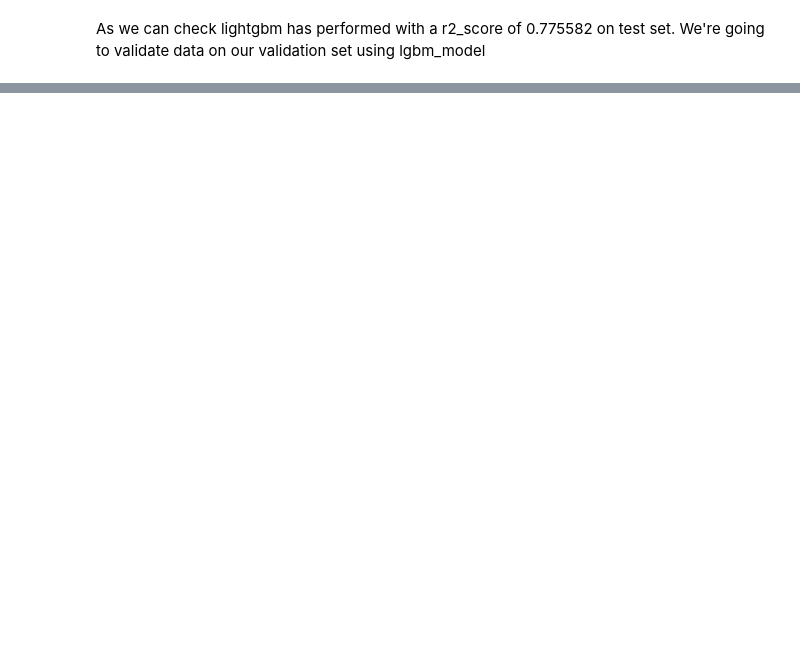
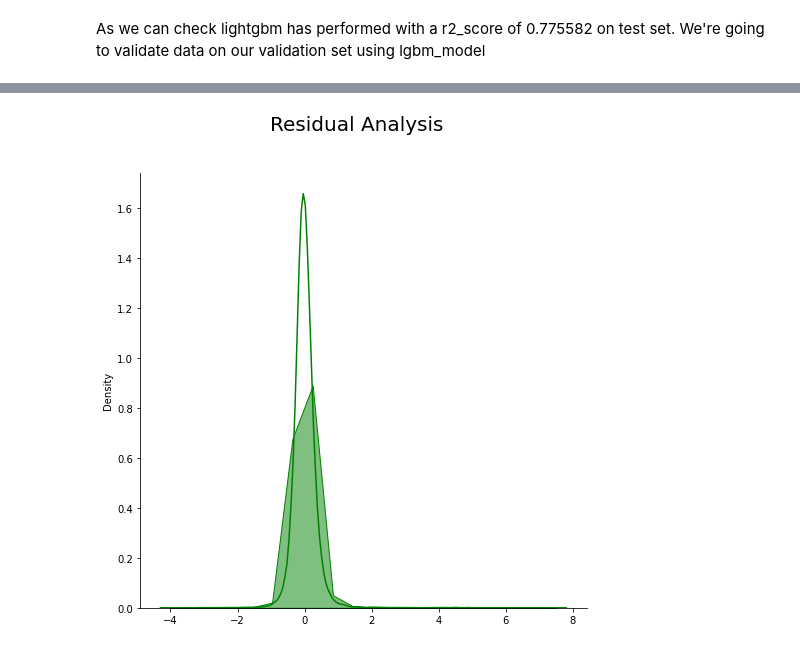
Before and after one commit to Shivraj285/NYC-Taxi-Trip-Time-Prediction, a Jupyter notebook: NYC_Taxi_Trip_Time_Prediction_Capstone_Project.ipynb, the cells around one changed output, grey strips where cells are left out. Saved outputs shown, nothing was run; the diff lists cells and outputs as text; code cells hidden in the pictures; blank space fills up the shorter version.

```diff
--- a/NYC_Taxi_Trip_Time_Prediction_Capstone_Project.ipynb
+++ b/NYC_Taxi_Trip_Time_Prediction_Capstone_Project.ipynb
@@ -684,0 +737,8 @@ As we can check lightgbm has performed with a r2_score of 0.775582 on test set.
+# %%
+# Residual Analysis
+fig = plt.figure(figsize=(8,8))
+sns.histplot((y_logscale_val- y_pred_val), bins=20, color='g', stat='density', kde=True, element='poly')
+fig.suptitle('Residual Analysis', fontsize = 20)
+sns.despine()
+# %% [output]
+[figure, added]
```
Also changed, not shown: parts of 12 cells of this notebook.
